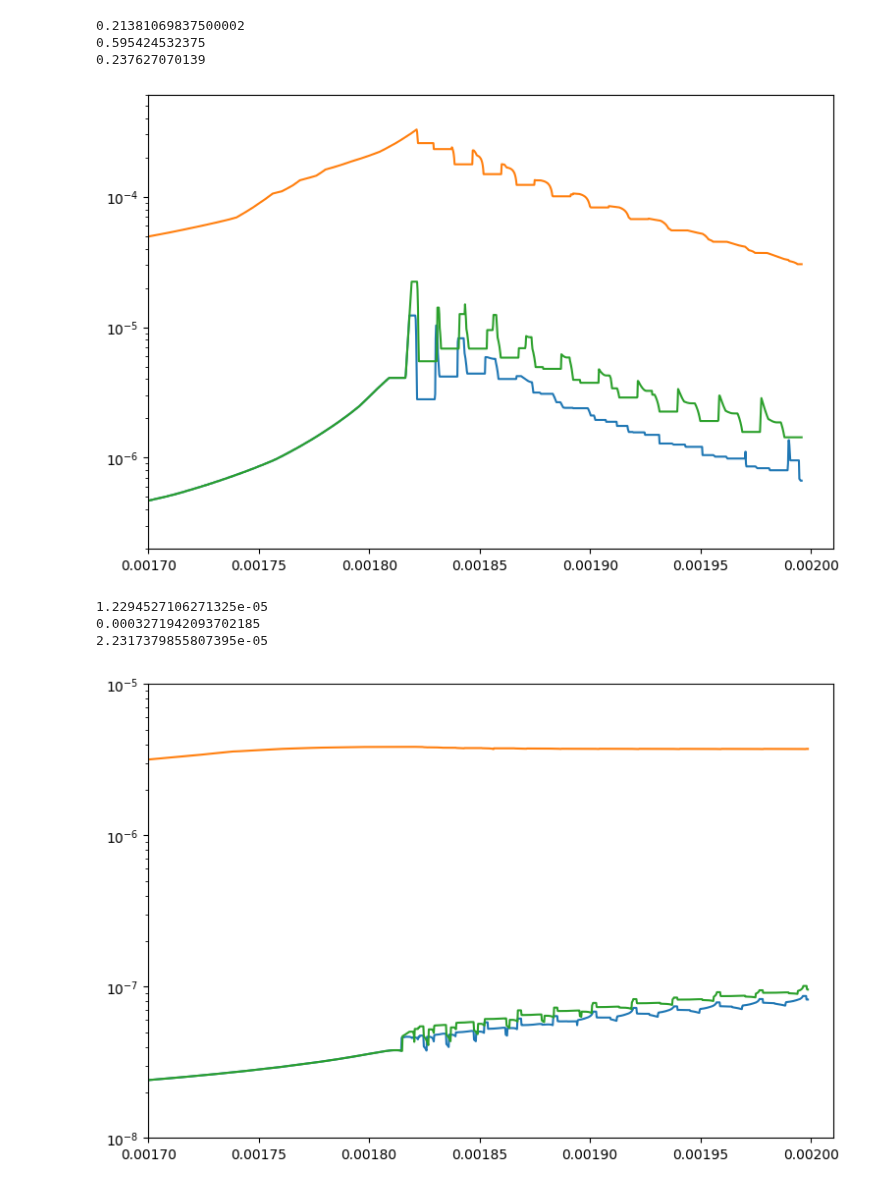
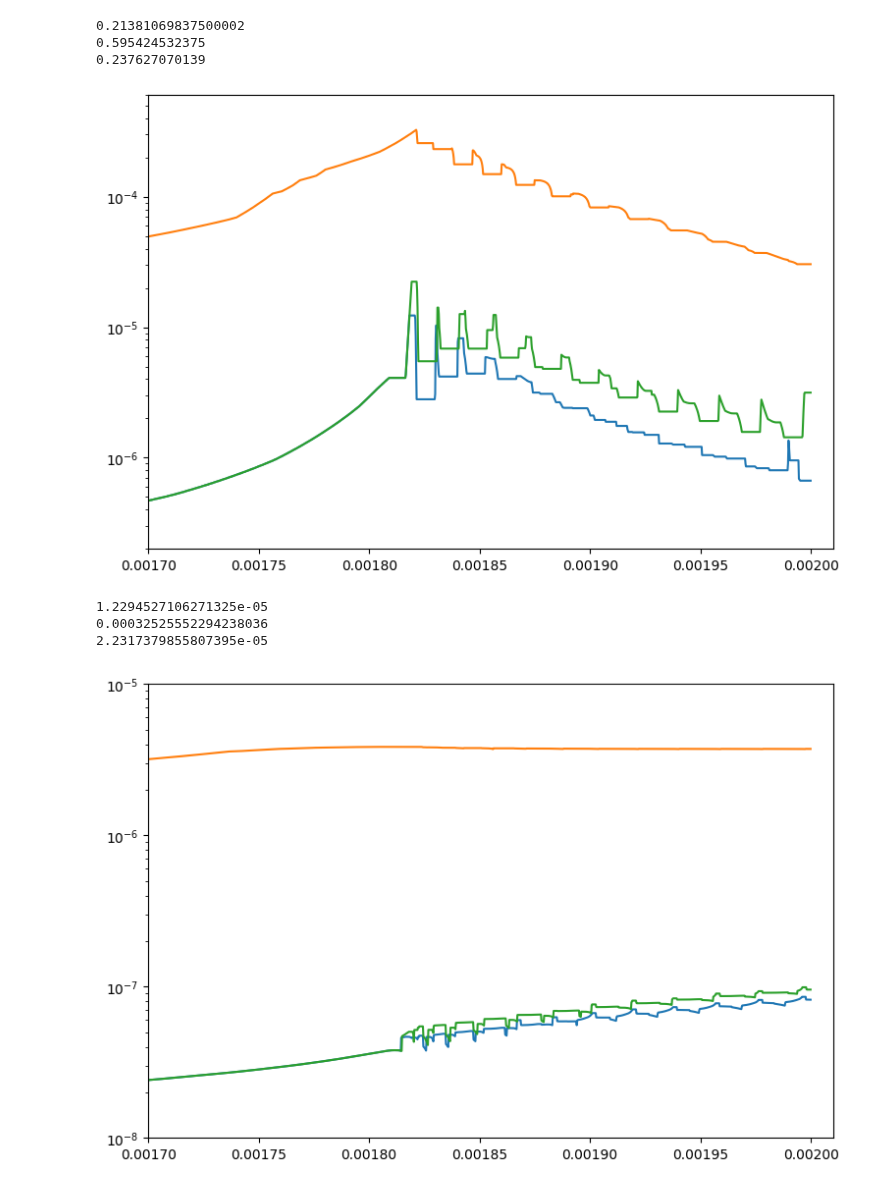
Before and after one commit to ponomarevandr/disruption, a Jupyter notebook: model_tuning/experiments/time_step/adaptation_birth.ipynb, the cells around one changed output. Drawn from its saved outputs; the diff is of its cells as text; code cells hidden in the pictures.

Commit message:
The time step notebooks and figures updated

```diff
--- a/model_tuning/experiments/time_step/adaptation_birth.ipynb
+++ b/model_tuning/experiments/time_step/adaptation_birth.ipynb
@@ -129,13 +129,18 @@ metric_ad_stability, t_shift_ad_stability = \
 # %%
 def window_min(values, k):
-    if k == 0:
-        return values
-    return np.array([values[i - k:i + k].min() for i in range(k, len(values) - k)])
+    return np.array([
+        values[max(i - k, 0):min(i + k + 1, len(values))].min() for i in range(len(values))
+    ])
 
 def window_max(values, k):
-    if k == 0:
-        return values
-    return np.array([values[i - k:i + k].max() for i in range(k, len(values) - k)])
+    return np.array([
+        values[max(i - k, 0):min(i + k + 1, len(values))].max() for i in range(len(values))
+    ])
+
+def window_mean(values, k):
+    return np.array([
+        values[max(i - k, 0):min(i + k + 1, len(values))].mean() for i in range(len(values))
+    ])
 # %%
 plt.figure(figsize=(9, 6))
 plt.ylim([1e-5, 5e-2])
@@ -409,22 +433,23 @@ metric_ad_stability_100, t_shift_ad_stability_100 = \
 # %%
 plt.figure(figsize=(9, 6))
 plt.xlim([1.7e-3, 2.01e-3])
 plt.ylim([2e-7, 6e-4])
 plt.yscale('log')
 k = 20
-plt.plot(model_ad_phi_100.ts[k:-k], window_min(metric_ad_phi_100, k))
-plt.plot(model_ad_energy_100.ts[k:-k], window_min(metric_ad_energy_100, k))
-plt.plot(model_ad_stability_100.ts[k:-k], window_min(metric_ad_stability_100, k))
+plt.plot(model_ad_phi_100.ts, window_min(metric_ad_phi_100, k))
+plt.plot(model_ad_energy_100.ts, window_min(metric_ad_energy_100, k))
+plt.plot(model_ad_stability_100.ts, window_min(metric_ad_stability_100, k))
 plt.show()
 # %% [output]
-[figure, old version]
+[figure, new version]
 # %%
+k = 20
 print(window_min(metric_ad_phi_100, k).max())
 print(window_min(metric_ad_energy_100, k).max())
 print(window_min(metric_ad_stability_100, k).max())
 # %% [output]
 1.2294527106271325e-05
-0.0003271942093702185
+0.00032525552294238036
 2.2317379855807395e-05
 # %%
 plt.figure(figsize=(9, 6))
```
Also changed, not shown: parts of 14 cells of this notebook, 5 other files.
